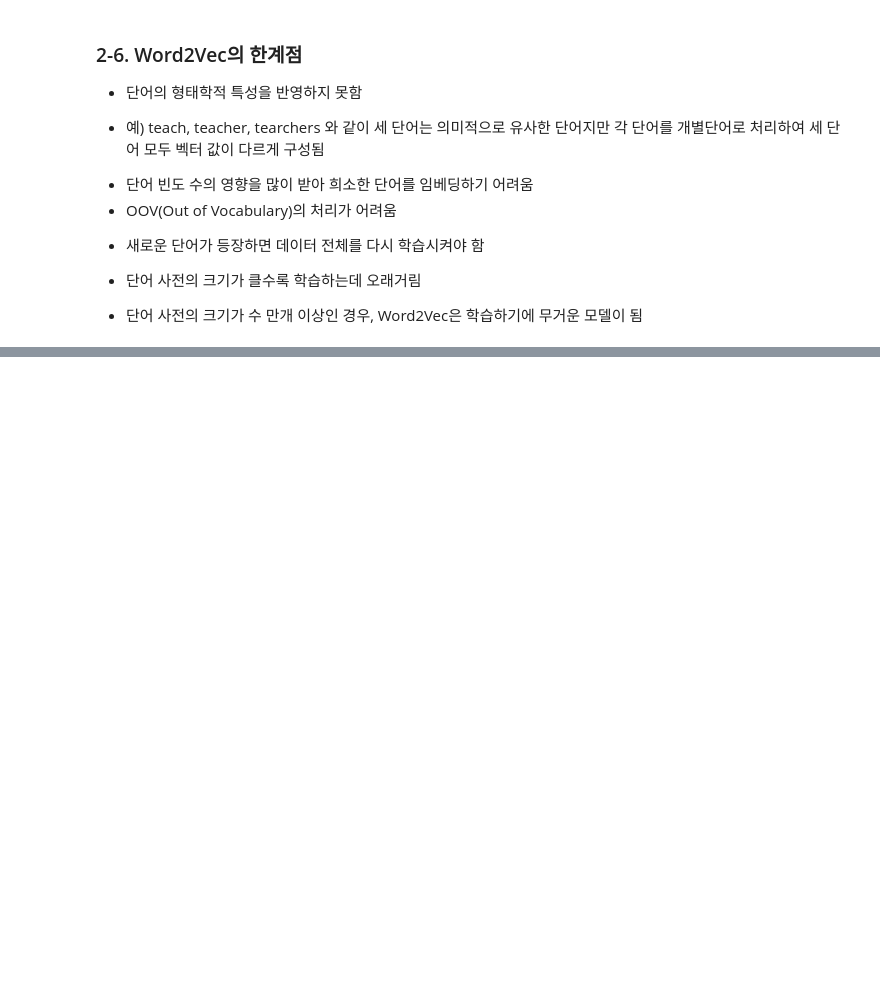
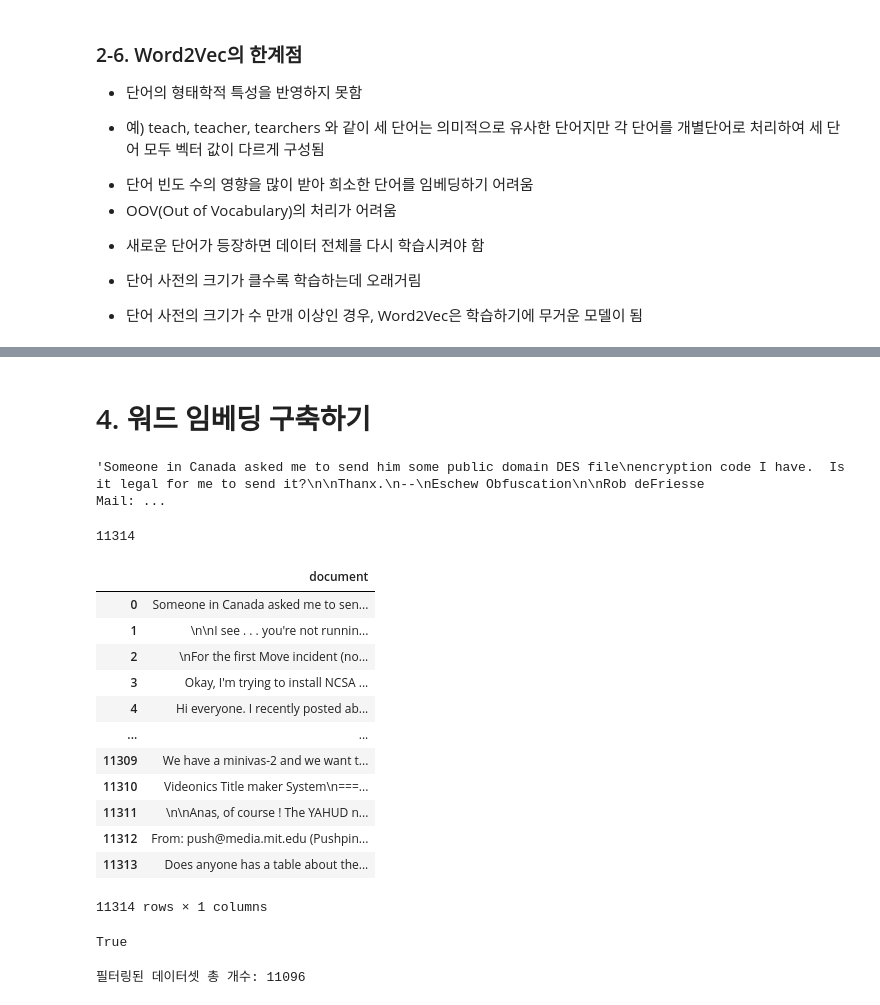
Before and after one commit to leeCodingStudio/Python_NLP, a Jupyter notebook: 4_워드_임베딩.ipynb, the cells around one changed output, grey strips where cells are left out. Cells and saved outputs as stored; diff of their text form; code cells hidden in the pictures; blank space fills up the shorter version.

```diff
--- a/4_워드_임베딩.ipynb
+++ b/4_워드_임베딩.ipynb
@@ -128,0 +163,2 @@
+# %% [markdown]
+# 4. 워드 임베딩 구축하기
@@ -128,0 +169,43 @@
+# %%
+dataset = fetch_20newsgroups(shuffle=True, random_state=10, remove=('headers', 'footers', 'quotes'))
+# dataset
+# dataset.data
+dataset = dataset.data
+# %%
+dataset[0]
+# %% [output]
+'Someone in Canada asked me to send him some public domain DES file\nencryption code I have.  Is it legal for me to send it?\n\nThanx.\n--\nEschew Obfuscation\n\nRob deFriesse                    Mail: ...
+# %%
+# 데이터셋 총 개수
+len(dataset)
+# %% [output]
+11314
+# %%
+news_df = pd.DataFrame({'document':dataset})
+news_df
+# %% [output]
+|  | document |
+| 0 | Someone in Canada asked me to sen... |
+| 1 | \n\nI see . . . you're not runnin... |
+| 2 | \nFor the first Move incident (no... |
+| 3 | Okay, I'm trying to install NCSA ... |
+| 4 | Hi everyone. I recently posted ab... |
+| ... | ... |
+| 11309 | We have a minivas-2 and we want t... |
+| 11310 | Videonics Title maker System\n===... |
+| 11311 | \n\nAnas, of course ! The YAHUD n... |
+| 11312 | From: push@media.mit.edu (Pushpin... |
+| 11313 | Does anyone has a table about the... |
+11314 rows × 1 columns
+# %%
+# 데이터셋에 결측값이 있는지 확인하기
+news_df.replace('', float('NaN'), inplace=True)
+print(news_df.isnull().values.any())
+# %% [output]
+True
+# %%
+# 데이터셋의 결측값을 제거 후 데이터셋 총 개수
+news_df = news_df.dropna().reset_index(drop=True)
+print(f'필터링된 데이터셋 총 개수: {len(news_df)}')
+# %% [output]
+필터링된 데이터셋 총 개수: 11096
```
Also changed, not shown: parts of 45 cells of this notebook.
